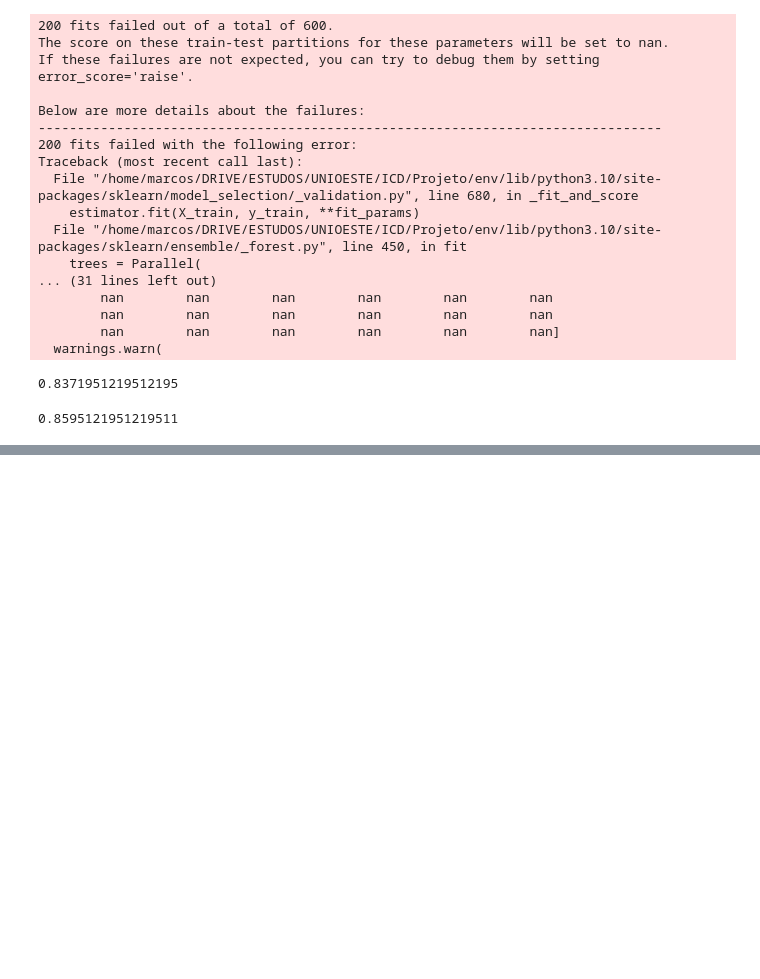
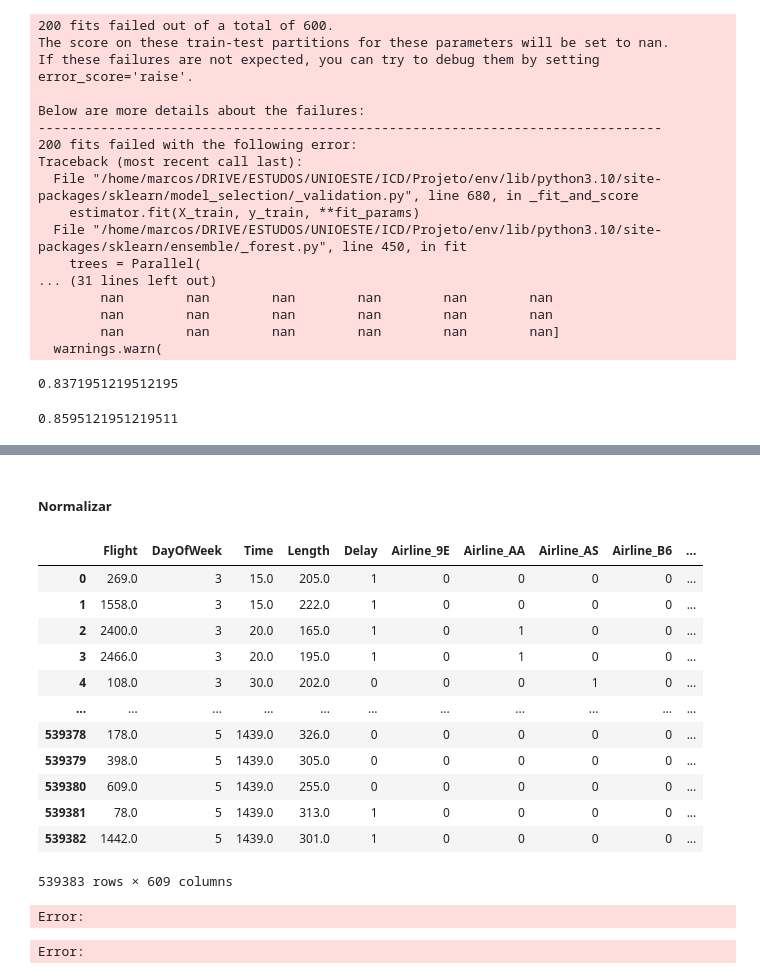
Before and after one commit to marcosavdl/mdnc_trab_1, a Jupyter notebook: projeto_1.ipynb, the cells around one changed output, grey strips where cells are left out. Saved outputs shown, nothing was run; the diff lists cells and outputs as text; code cells hidden in the pictures; blank space fills up the shorter version.

```diff
--- a/projeto_1.ipynb
+++ b/projeto_1.ipynb
@@ -283,0 +355,30 @@ acuracia_tree_arrhythmia.mean()
+# %% [markdown]
+##### Normalizar
+# %%
+# Variáveis não binárias
+var_Airline = pd.get_dummies(df['Airline'],prefix='Airline')
+var_AirportFrom = pd.get_dummies(df['AirportFrom'],prefix='AirportFrom')
+var_AirportTo = pd.get_dummies(df['AirportTo'],prefix='AirportTo')
+
+# Excluir atributos tratados
+to_drop = ['Airline', 'AirportFrom', 'AirportTo']
+df.drop(to_drop, axis=1, inplace=True)
+
+# Concatenar atributos
+df = pd.concat([df, var_Airline, var_AirportFrom, var_AirportTo], axis=1)
+
+df
+# %% [output]
+|  | Flight | DayOfWeek | Time | Length | Delay | Airline_9E | Airline_AA | Airline_AS | Airline_B6 | ... |
+| 0 | 269.0 | 3 | 15.0 | 205.0 | 1 | 0 | 0 | 0 | 0 | ... |
+| 1 | 1558.0 | 3 | 15.0 | 222.0 | 1 | 0 | 0 | 0 | 0 | ... |
+| 2 | 2400.0 | 3 | 20.0 | 165.0 | 1 | 0 | 1 | 0 | 0 | ... |
+| 3 | 2466.0 | 3 | 20.0 | 195.0 | 1 | 0 | 1 | 0 | 0 | ... |
+| 4 | 108.0 | 3 | 30.0 | 202.0 | 0 | 0 | 0 | 1 | 0 | ... |
+| ... | ... | ... | ... | ... | ... | ... | ... | ... | ... | ... |
+| 539378 | 178.0 | 5 | 1439.0 | 326.0 | 0 | 0 | 0 | 0 | 0 | ... |
+| 539379 | 398.0 | 5 | 1439.0 | 305.0 | 0 | 0 | 0 | 0 | 0 | ... |
+| 539380 | 609.0 | 5 | 1439.0 | 255.0 | 0 | 0 | 0 | 0 | 0 | ... |
+| 539381 | 78.0 | 5 | 1439.0 | 313.0 | 1 | 0 | 0 | 0 | 0 | ... |
+| 539382 | 1442.0 | 5 | 1439.0 | 301.0 | 1 | 0 | 0 | 0 | 0 | ... |
+539383 rows × 609 columns
@@ -283,0 +388,7 @@ acuracia_tree_arrhythmia.mean()
+# %%
+scaler = MinMaxScaler()
+df = pd.DataFrame(scaler.fit_transform(df), columns=df.columns)
+df
+# %% [output]
+Error:
+Error:
```
Also changed, not shown: parts of 10 cells of this notebook.
